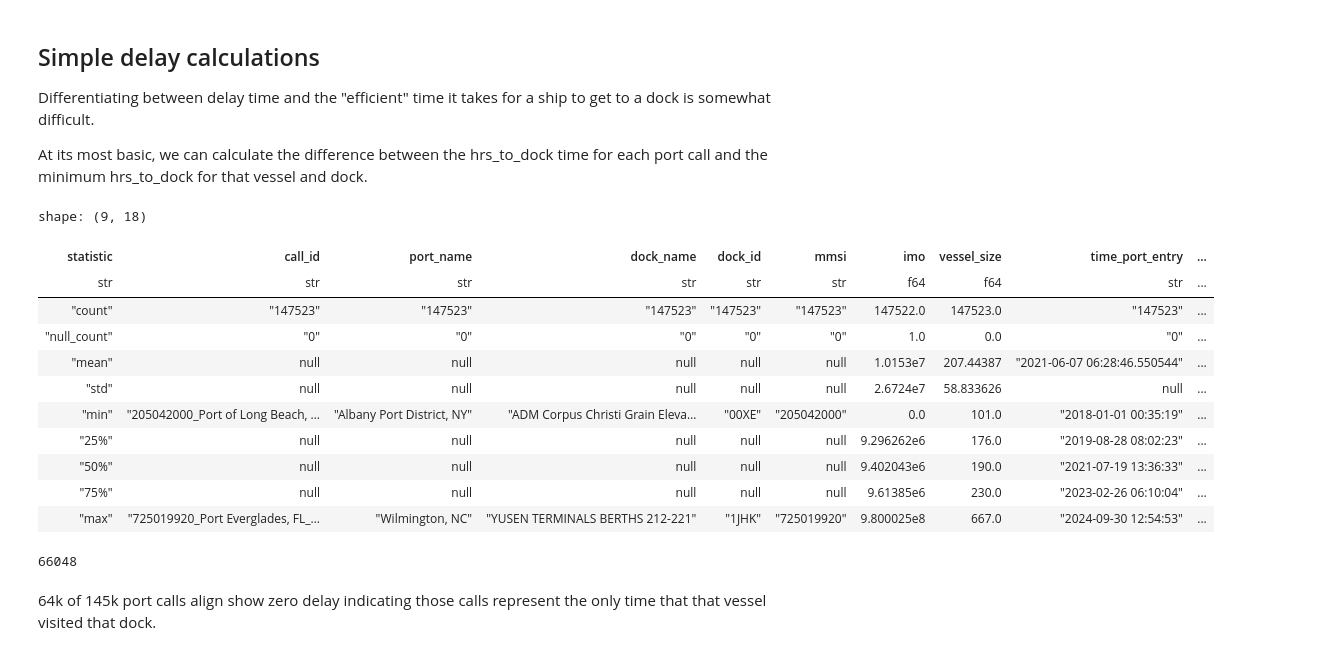
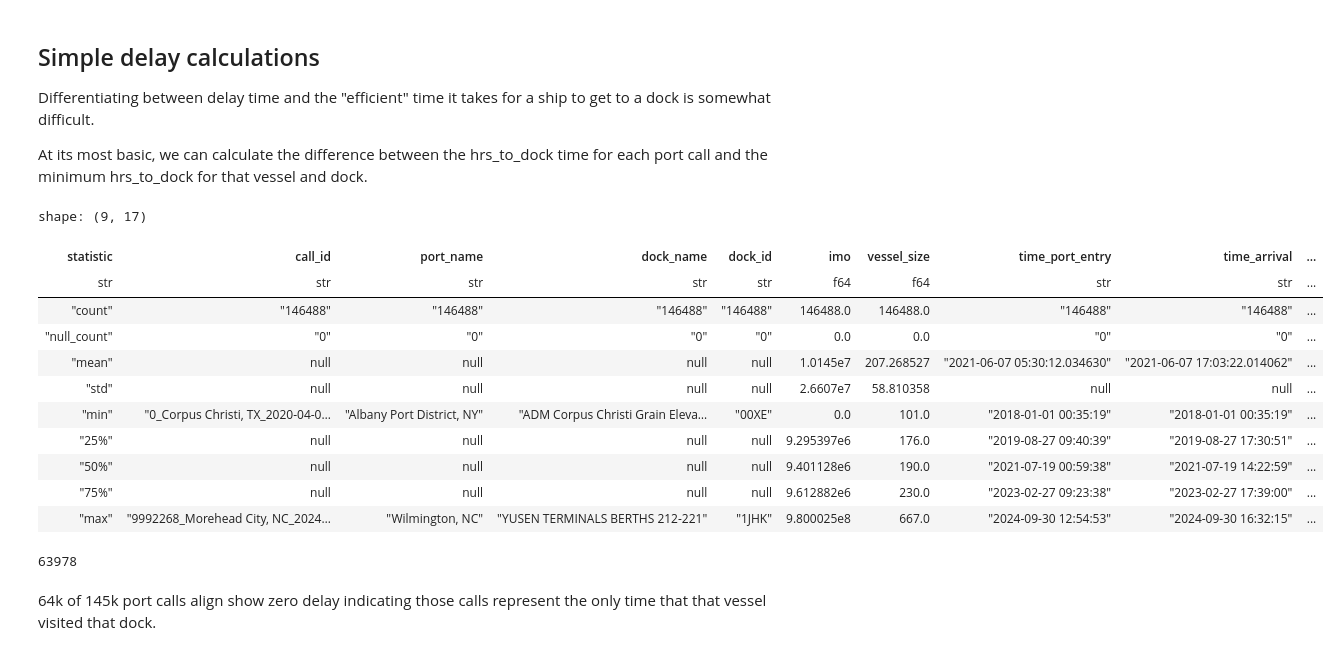
Before and after one commit to epistemetrica/Port-Performance-Project, a Jupyter notebook: port_stats.ipynb, the cells around one changed output. Drawn from its saved outputs; the diff is of its cells as text; code cells hidden in the pictures.

```diff
--- a/port_stats.ipynb
+++ b/port_stats.ipynb
@@ -63,7 +63,7 @@ shape: (5, 29)
 calls_df = (
     main_lf
     #ensure sorting by vessel and time
-    .sort(['mmsi', 'time'])
+    .sort(['imo', 'time'])
     #grouby by call id
     .group_by('call_id')
     .agg(
@@ -73,8 +73,6 @@ calls_df = (
         dock_name = pl.first('dock_name'),
         #dock_id
         dock_id = pl.first('dock_id'),
-        #vessel mmsi
-        mmsi = pl.first('mmsi'),
         #vessel imo
         imo = pl.first('imo'),
         #vessel size
@@ -220,17 +192,9 @@ def drop_outliers(df, cols, threshold=3):
 #get count of rows from calls_df before drop
 rows_prior = calls_df.shape[0]
 
-#list cols that should never be zero by construction
-zero_cols = ['hrs_at_berth', 'hrs_in_port_waters']
 #list cols for outlier drop
 outlier_cols = ['hrs_at_berth', 'hrs_to_dock', 'hrs_at_anchor',
                 'hrs_in_port_after_dock', 'hrs_in_port_waters']
-
-#drop zero values
-calls_df = drop_zero_values(calls_df, zero_cols)
-#print number of observations dropped
-print(f'Total zero rows dropped: {rows_prior - calls_df.shape[0]} of {rows_prior}')
-rows_prior = calls_df.shape[0]
 
 #drop outliers
 #print z_score thresholds
@@ -282,38 +245,38 @@ At its most basic, we can calculate the difference between the hrs_to_dock time
 # %%
 #add min hrs to dock for each vessel-dock pair
 delay_df = (
     calls_df
     #min hrs to dock for each vessel-dock pair
     .with_columns(
-        min_hrs_to_dock = pl.col('hrs_to_dock').min().over('mmsi', 'dock_id')
+        min_hrs_to_dock = pl.col('hrs_to_dock').min().over('imo', 'dock_id')
     )
     #"delay" in hrs
     .with_columns(
         hrs_delay = pl.col('hrs_to_dock') - pl.col('min_hrs_to_dock')
     )
     #drop unnecessary columns
     .drop('min_hrs_to_dock')
 )
 
 delay_df.describe()
 # %% [output]
-shape: (9, 18)
+shape: (9, 17)
-| statistic | call_id | port_name | dock_name | dock_id | mmsi | imo | vessel_size | time_port_entry | ... |
-| str | str | str | str | str | str | f64 | f64 | str | ... |
-| "count" | "147523" | "147523" | "147523" | "147523" | "147523" | 147522.0 | 147523.0 | "147523" | ... |
-| "null_count" | "0" | "0" | "0" | "0" | "0" | 1.0 | 0.0 | "0" | ... |
-| "mean" | null | null | null | null | null | 1.0153e7 | 207.44387 | "2021-06-07 06:28:46.550544" | ... |
-| "std" | null | null | null | null | null | 2.6724e7 | 58.833626 | null | ... |
-| "min" | "205042000_Port of Long Beach, … | "Albany Port District, NY" | "ADM Corpus Christi Grain Eleva… | "00XE" | "205042000" | 0.0 | 101.0 | "2018-01-01 00:35:19" | ... |
-| "25%" | null | null | null | null | null | 9.296262e6 | 176.0 | "2019-08-28 08:02:23" | ... |
-| "50%" | null | null | null | null | null | 9.402043e6 | 190.0 | "2021-07-19 13:36:33" | ... |
-| "75%" | null | null | null | null | null | 9.61385e6 | 230.0 | "2023-02-26 06:10:04" | ... |
-| "max" | "725019920_Port Everglades, FL_… | "Wilmington, NC" | "YUSEN TERMINALS BERTHS 212-221" | "1JHK" | "725019920" | 9.800025e8 | 667.0 | "2024-09-30 12:54:53" | ... |
+| statistic | call_id | port_name | dock_name | dock_id | imo | vessel_size | time_port_entry | time_arrival | ... |
+| str | str | str | str | str | f64 | f64 | str | str | ... |
+| "count" | "146488" | "146488" | "146488" | "146488" | 146488.0 | 146488.0 | "146488" | "146488" | ... |
+| "null_count" | "0" | "0" | "0" | "0" | 0.0 | 0.0 | "0" | "0" | ... |
+| "mean" | null | null | null | null | 1.0145e7 | 207.268527 | "2021-06-07 05:30:12.034630" | "2021-06-07 17:03:22.014062" | ... |
+| "std" | null | null | null | null | 2.6607e7 | 58.810358 | null | null | ... |
+| "min" | "0_Corpus Christi, TX_2020-04-0… | "Albany Port District, NY" | "ADM Corpus Christi Grain Eleva… | "00XE" | 0.0 | 101.0 | "2018-01-01 00:35:19" | "2018-01-01 00:35:19" | ... |
+| "25%" | null | null | null | null | 9.295397e6 | 176.0 | "2019-08-27 09:40:39" | "2019-08-27 17:30:51" | ... |
+| "50%" | null | null | null | null | 9.401128e6 | 190.0 | "2021-07-19 00:59:38" | "2021-07-19 14:22:59" | ... |
+| "75%" | null | null | null | null | 9.612882e6 | 230.0 | "2023-02-27 09:23:38" | "2023-02-27 17:39:00" | ... |
+| "max" | "9992268_Morehead City, NC_2024… | "Wilmington, NC" | "YUSEN TERMINALS BERTHS 212-221" | "1JHK" | 9.800025e8 | 667.0 | "2024-09-30 12:54:53" | "2024-09-30 16:32:15" | ... |
 # %%
 #count of calls with zero delay
 delay_df.filter(pl.col('hrs_delay') == 0).shape[0]
 # %% [output]
-66048
+63978
 # %% [markdown]
 64k of 145k port calls align show zero delay indicating those calls represent the only time that that vessel visited that dock.
 # %% [markdown]
```
Also changed, not shown: parts of 14 cells of this notebook.
